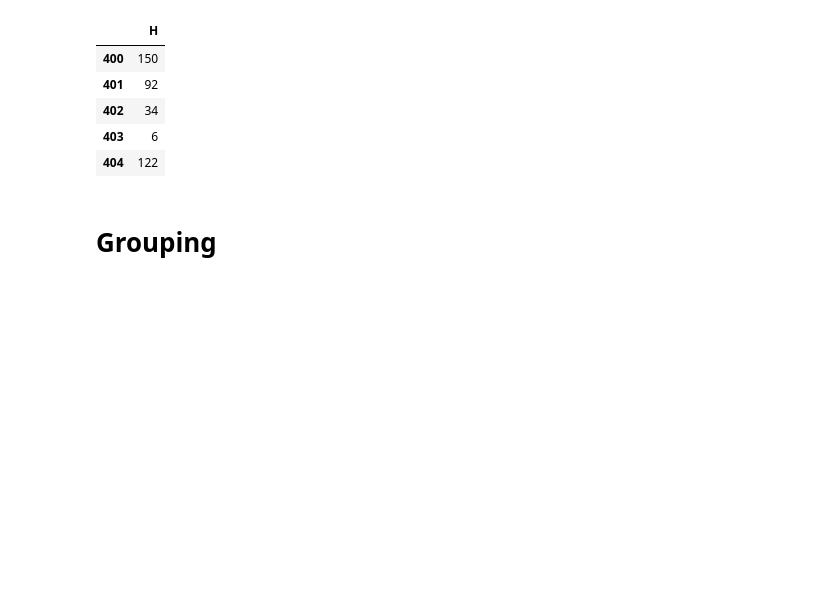
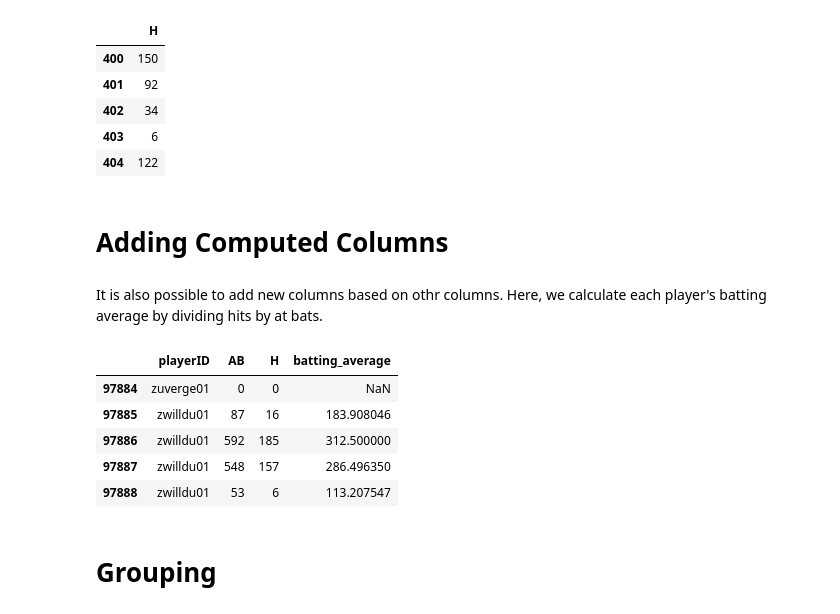
Before and after one commit to Will-So/B, a Jupyter notebook: 10 Minutes Blaze.ipynb, the cells around one changed output. Cells and saved outputs as stored; diff of their text form; code cells hidden in the pictures; blank space fills up the shorter version.

Commit message:
Added Computed columns

```diff
--- a/10 Minutes Blaze.ipynb
+++ b/10 Minutes Blaze.ipynb
@@ -212,3 +212,7 @@ df1[400:405]
 | 402 | 34 |
 | 403 | 6 |
 | 404 | 122 |
+# %% [markdown]
+# Adding Computed Columns
+# %% [markdown]
+It is also possible to add new columns based on othr columns. Here, we calculate each player's batting average by dividing hits by at bats.
@@ -215,3 +221,13 @@ df1[400:405]
+# %%
+df_with_ba = transform(df, batting_average = df.H/df.AB * 1000)
+df_with_ba[['playerID', 'AB', 'H', 'batting_average']][-5:]
+# %% [output]
+|  | playerID | AB | H | batting_average |
+| 97884 | zuverge01 | 0 | 0 | NaN |
+| 97885 | zwilldu01 | 87 | 16 | 183.908046 |
+| 97886 | zwilldu01 | 592 | 185 | 312.500000 |
+| 97887 | zwilldu01 | 548 | 157 | 286.496350 |
+| 97888 | zwilldu01 | 53 | 6 | 113.207547 |
 # %% [markdown]
 # Grouping
 # %% [markdown]
```
Also changed, not shown: parts of 1 cell of this notebook.
